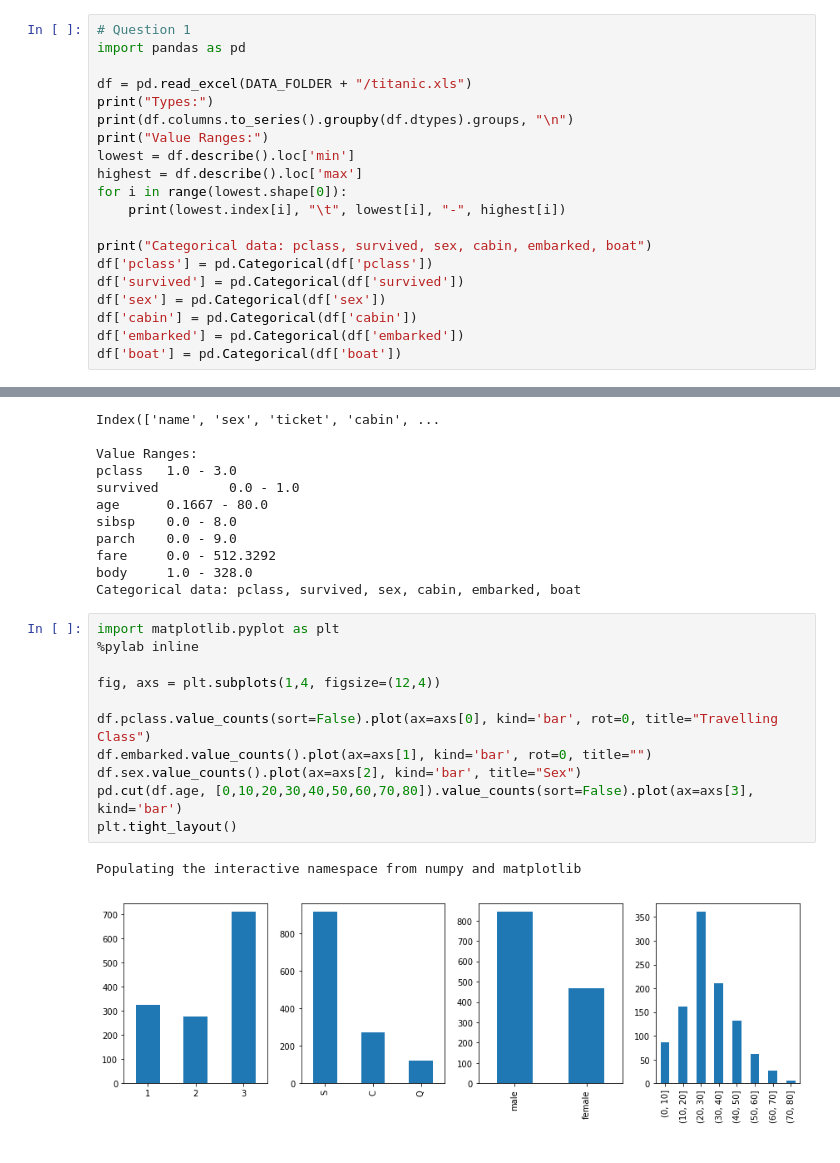
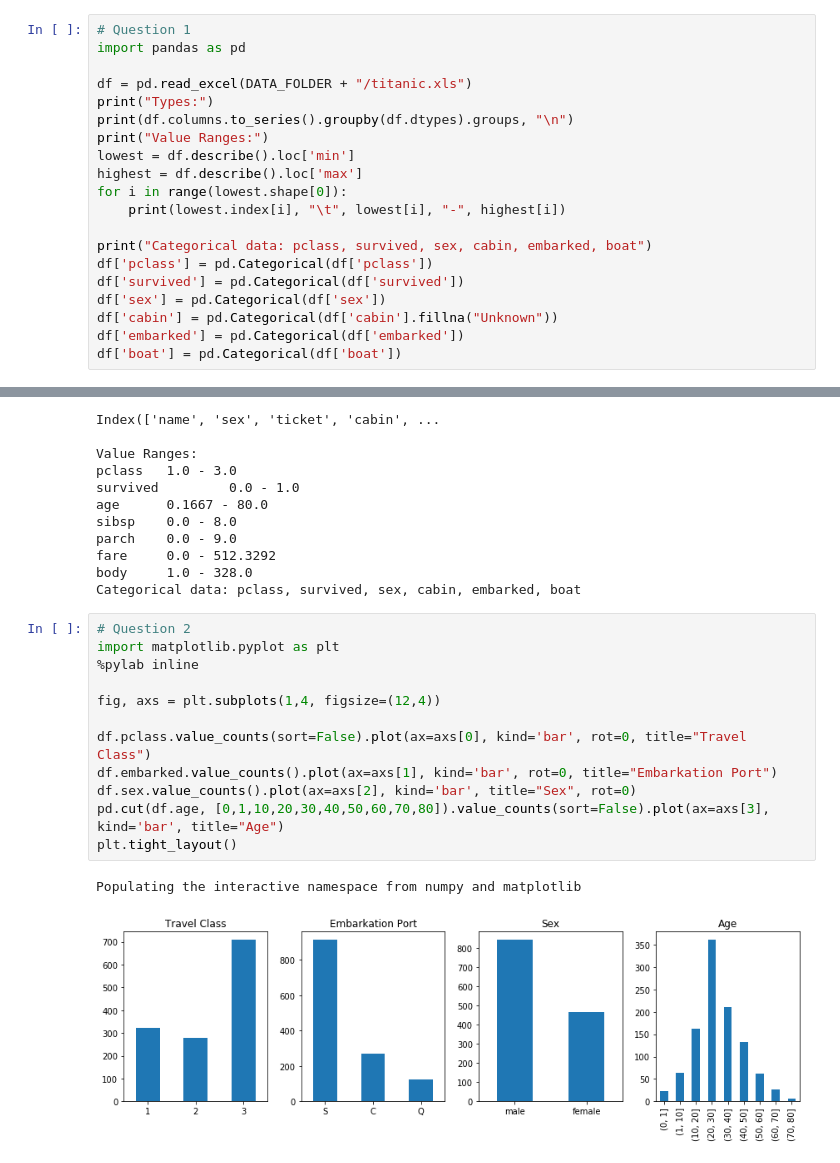
Before and after one commit to pmichele/ADA-Group, a Jupyter notebook: Michele/01 - Pandas and Data Wrangling/Homework 1.ipynb, the cells around one changed output, grey strips where cells are left out. Saved outputs shown, nothing was run; the diff lists cells and outputs as text.

Commit message:
Question 3 Task 3

```diff
--- a/Michele/01 - Pandas and Data Wrangling/Homework 1.ipynb
+++ b/Michele/01 - Pandas and Data Wrangling/Homework 1.ipynb
@@ -270,7 +270,7 @@ print("Categorical data: pclass, survived, sex, cabin, embarked, boat")
 df['pclass'] = pd.Categorical(df['pclass'])
 df['survived'] = pd.Categorical(df['survived'])
 df['sex'] = pd.Categorical(df['sex'])
-df['cabin'] = pd.Categorical(df['cabin'])
+df['cabin'] = pd.Categorical(df['cabin'].fillna("Unknown"))
 df['embarked'] = pd.Categorical(df['embarked'])
 df['boat'] = pd.Categorical(df['boat'])
 # %% [output]
@@ -287,16 +287,17 @@ fare     0.0 - 512.3292
 body     1.0 - 328.0
 Categorical data: pclass, survived, sex, cabin, embarked, boat
 # %%
+# Question 2
 import matplotlib.pyplot as plt
 %pylab inline
 
 fig, axs = plt.subplots(1,4, figsize=(12,4))
 
-df.pclass.value_counts(sort=False).plot(ax=axs[0], kind='bar', rot=0, title="Travelling Class")
-df.embarked.value_counts().plot(ax=axs[1], kind='bar', rot=0, title="")
-df.sex.value_counts().plot(ax=axs[2], kind='bar', title="Sex")
-pd.cut(df.age, [0,10,20,30,40,50,60,70,80]).value_counts(sort=False).plot(ax=axs[3], kind='bar')
+df.pclass.value_counts(sort=False).plot(ax=axs[0], kind='bar', rot=0, title="Travel Class")
+df.embarked.value_counts().plot(ax=axs[1], kind='bar', rot=0, title="Embarkation Port")
+df.sex.value_counts().plot(ax=axs[2], kind='bar', title="Sex", rot=0)
+pd.cut(df.age, [0,1,10,20,30,40,50,60,70,80]).value_counts(sort=False).plot(ax=axs[3], kind='bar', title="Age")
 plt.tight_layout()
 # %% [output]
 Populating the interactive namespace from numpy and matplotlib
-[figure, old version]
+[figure, new version]
```
Also changed, not shown: parts of 1 cell of this notebook, 1 other file.
